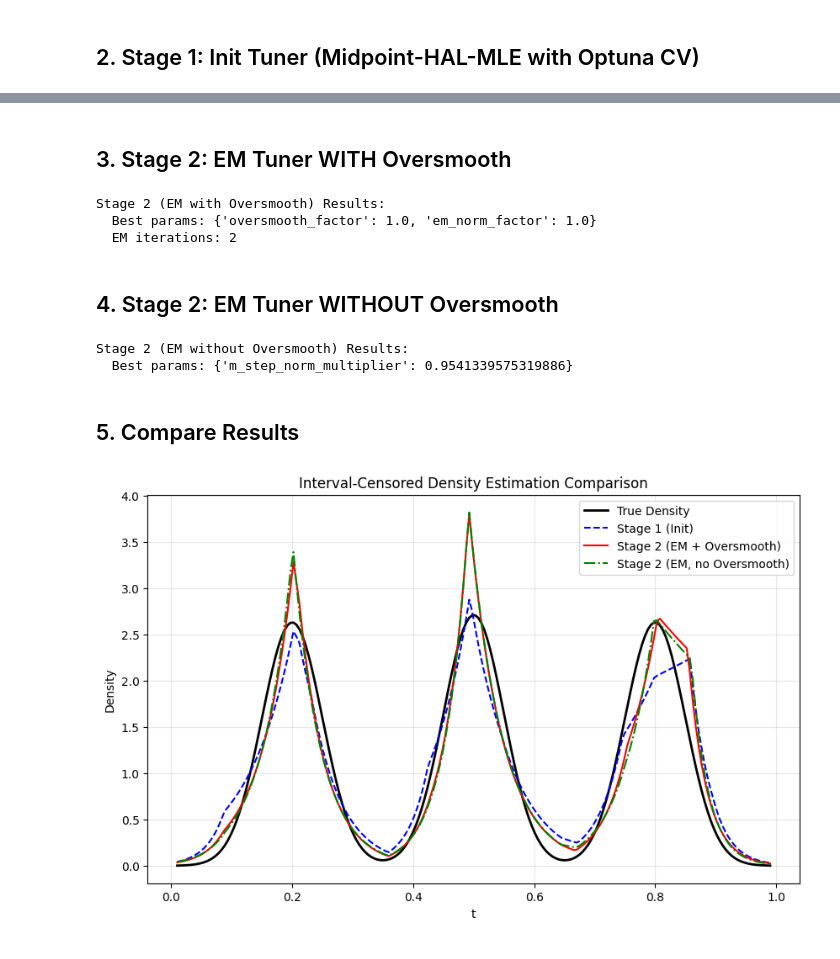
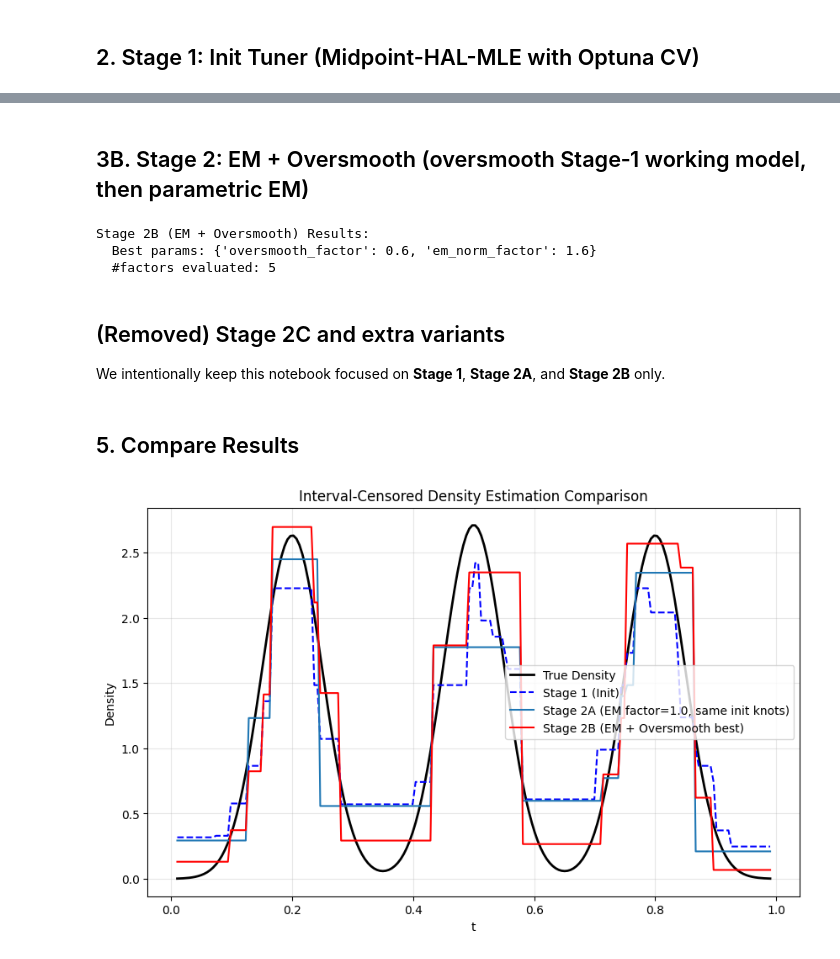
Before and after one commit to zhengpu-berkeley/HALDensity, a Jupyter notebook: examples/example_interval_censored_density_estimator.ipynb, the cells around one changed output, grey strips where cells are left out. Saved outputs shown, nothing was run; the diff lists cells and outputs as text; code cells hidden in the pictures.

```diff
--- a/examples/example_interval_censored_density_estimator.ipynb
+++ b/examples/example_interval_censored_density_estimator.ipynb
@@ -102,0 +110,26 @@ Stage 1 (Init) Results:
+# %%
+# Run parametric EM starting from the Stage-1 tuned estimator (working model), with factor=1.0
+# i.e., M-step norm_constraint = base_norm_constraint * 1.0
+
+base_nc = float(getattr(init_result.estimator, "norm_constraint"))
+
+em_stage_factor1 = IntervalCensoredEMStage(
+    m_imputations=50,
+    max_em_iter=20,
+    em_tol=1e-3,
+    norm_constraint=base_nc * 1,
+    n_grid_points=100,
+    e_step_n_grid=1000,
+    verbose=False,
+    rng_seed=42,
+)
+
+em_factor1_res = em_stage_factor1.run(
+    initial_estimator=init_result.estimator,
+    data=data,
+)
+
+em_est_factor1 = em_factor1_res.final_estimator
+print("Stage 2A (EM factor=1.0, same init knots):")
+print("  em_iterations:", int(em_factor1_res.em_iterations), "converged:", bool(em_factor1_res.em_converged))
+print("  n_selected_knots:", int(em_est_factor1.get_results()["n_selected_knots"]))
@@ -103,44 +140,30 @@ Stage 1 (Init) Results:
 # %% [markdown]
-## 3. Stage 2: EM Tuner WITH Oversmooth
+## 3B. Stage 2: EM + Oversmooth (oversmooth Stage‑1 working model, then parametric EM)
 # %%
-# Run EM Tuner with oversmoothing (default behavior)
+# Run EM Tuner with oversmoothing
+# NOTE: set n_grid_points to match Stage 1 (Init) to make factor=1.0 comparisons meaningful.
 em_tuner_oversmooth = IntervalCensoredEMTuner(
     data,
     stage1_estimator=init_result.estimator,
+    n_grid_points=100,
     do_over_smooth=True,  # Grid search over oversmooth factors
     oversmooth_factors=[0.6, 0.7, 0.8, 0.9, 1.0],
     em_m_imputations=50,
     em_max_em_iter=20,
+    em_norm_factor=1.6,
     silent=True,
 )
 
 em_result_oversmooth = em_tuner_oversmooth.optimize()
 
-print("Stage 2 (EM with Oversmooth) Results:")
+print("Stage 2B (EM + Oversmooth) Results:")
 print(f"  Best params: {em_result_oversmooth.best_params}")
-print(f"  EM iterations: {len(em_result_oversmooth.metadata['em_records'])}")
+print(f"  #factors evaluated: {len(em_result_oversmooth.metadata['em_records'])}")
 # %% [output]
-Stage 2 (EM with Oversmooth) Results:
-  Best params: {'oversmooth_factor': 1.0, 'em_norm_factor': 1.0}
-  EM iterations: 2
+Stage 2B (EM + Oversmooth) Results:
+  Best params: {'oversmooth_factor': 0.6, 'em_norm_factor': 1.6}
+  #factors evaluated: 5
-# %% [markdown]
-## 4. Stage 2: EM Tuner WITHOUT Oversmooth
-# %%
-# Run EM Tuner without oversmoothing (CV for m_step_norm_multiplier)
-em_tuner_no_oversmooth = IntervalCensoredEMTuner(
-    data,
-    stage1_estimator=init_result.estimator,
-    do_over_smooth=False,  # Use CV for EM tuning
-    cv_folds=3,
-    em_m_imputations=50,
-    em_max_em_iter=20,
-    silent=True,
-)
-
-em_result_no_oversmooth = em_tuner_no_oversmooth.optimize()
-
-print("Stage 2 (EM without Oversmooth) Results:")
-print(f"  Best params: {em_result_no_oversmooth.best_params}")
-# %% [output]
-Stage 2 (EM without Oversmooth) Results:
-  Best params: {'m_step_norm_multiplier': 0.9541339575319886}
+# %% [markdown]
+## (Removed) Stage 2C and extra variants
+
+We intentionally keep this notebook focused on **Stage 1**, **Stage 2A**, and **Stage 2B** only.
@@ -149,27 +175,31 @@ Stage 2 (EM without Oversmooth) Results:
 # %%
 # Get densities from each estimator
 grid = np.linspace(0.01, 0.99, 200)
 
 init_density = init_result.estimator.get_density_at_points(grid)
+
+# True “no-oversmooth EM” baseline: factor=1.0 using the Stage-1 tuned estimator as working model
+em_factor1_density = em_est_factor1.get_density_at_points(grid)
+
+# EM + oversmooth best
 em_oversmooth_density = em_result_oversmooth.estimator.get_density_at_points(grid)
-em_no_oversmooth_density = em_result_no_oversmooth.estimator.get_density_at_points(grid)
 
 # True density
 # true_density = beta.pdf(grid, 2, 5)
 true_density = sampler.compute_density(grid)
 
 # Plot
 plt.figure(figsize=(10, 6))
 plt.plot(grid, true_density, 'k-', lw=2, label='True Density')
 plt.plot(grid, init_density, 'b--', lw=1.5, label='Stage 1 (Init)')
-plt.plot(grid, em_oversmooth_density, 'r-', lw=1.5, label='Stage 2 (EM + Oversmooth)')
-plt.plot(grid, em_no_oversmooth_density, 'g-.', lw=1.5, label='Stage 2 (EM, no Oversmooth)')
+plt.plot(grid, em_factor1_density, color='tab:blue', lw=1.5, label='Stage 2A (EM factor=1.0, same init knots)')
+plt.plot(grid, em_oversmooth_density, 'r-', lw=1.5, label='Stage 2B (EM + Oversmooth best)')
 plt.xlabel('t')
 plt.ylabel('Density')
 plt.title('Interval-Censored Density Estimation Comparison')
 plt.legend()
 plt.grid(True, alpha=0.3)
 plt.show()
 # %% [output]
-[figure, old version]
+[figure, new version]
 # %%
```
Also changed, not shown: parts of 11 cells of this notebook, 2 other files.
